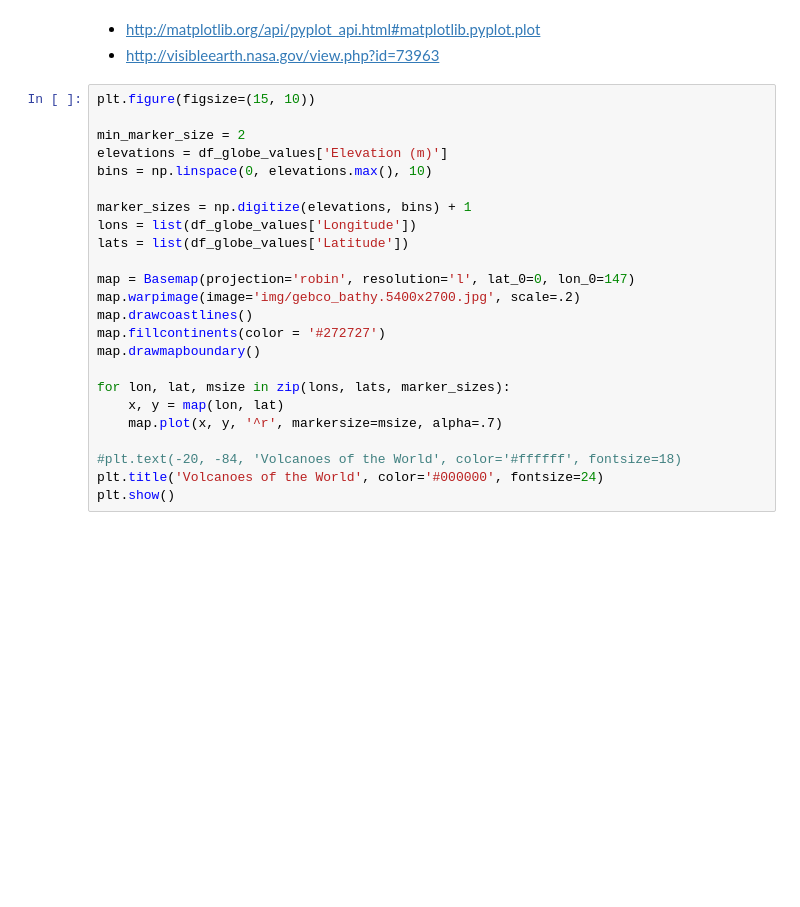
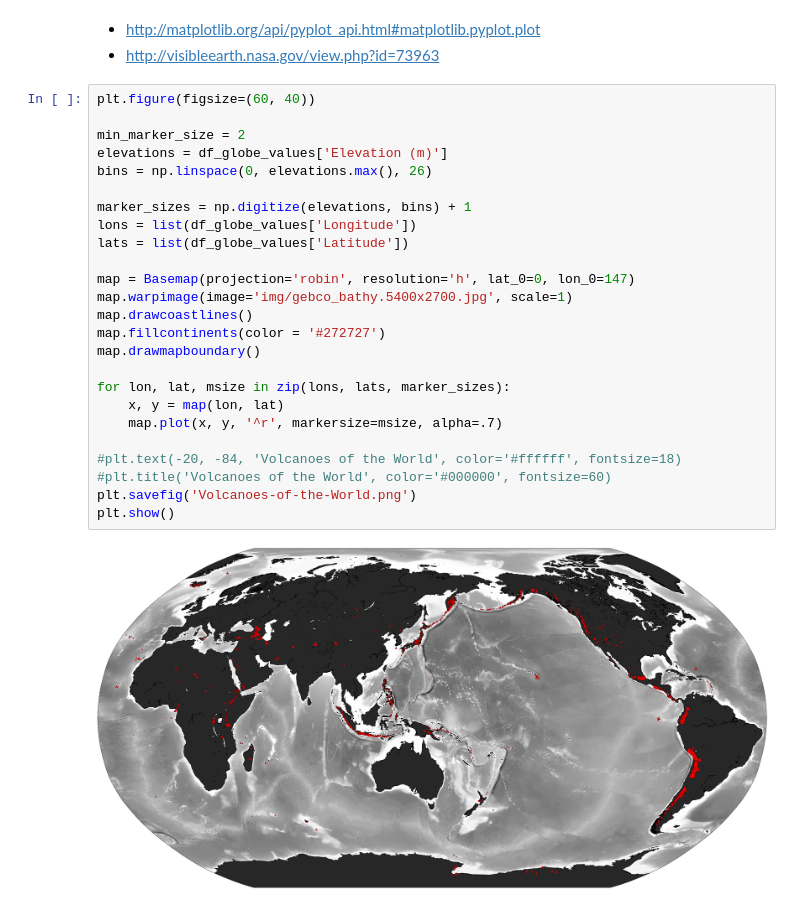
Before and after one commit to yaph/ipython-notebooks, a Jupyter notebook: Volcanoes.ipynb, the cells around one changed output. Saved outputs shown, nothing was run; the diff lists cells and outputs as text; blank space fills up the shorter version.

```diff
--- a/Volcanoes.ipynb
+++ b/Volcanoes.ipynb
@@ -125,26 +125,29 @@ dtype: int64
 * http://matplotlib.org/api/pyplot_api.html#matplotlib.pyplot.plot
 * http://visibleearth.nasa.gov/view.php?id=73963
 # %%
-plt.figure(figsize=(15, 10))
+plt.figure(figsize=(60, 40))
 
 min_marker_size = 2
 elevations = df_globe_values['Elevation (m)']
-bins = np.linspace(0, elevations.max(), 10)
+bins = np.linspace(0, elevations.max(), 26)
 
 marker_sizes = np.digitize(elevations, bins) + 1
 lons = list(df_globe_values['Longitude'])
 lats = list(df_globe_values['Latitude'])
 
-map = Basemap(projection='robin', resolution='l', lat_0=0, lon_0=147)
-map.warpimage(image='img/gebco_bathy.5400x2700.jpg', scale=.2)
+map = Basemap(projection='robin', resolution='h', lat_0=0, lon_0=147)
+map.warpimage(image='img/gebco_bathy.5400x2700.jpg', scale=1)
 map.drawcoastlines()
 map.fillcontinents(color = '#272727')
 map.drawmapboundary()
 
 for lon, lat, msize in zip(lons, lats, marker_sizes):
     x, y = map(lon, lat)
     map.plot(x, y, '^r', markersize=msize, alpha=.7)
 
 #plt.text(-20, -84, 'Volcanoes of the World', color='#ffffff', fontsize=18)
-plt.title('Volcanoes of the World', color='#000000', fontsize=24)
+#plt.title('Volcanoes of the World', color='#000000', fontsize=60)
+plt.savefig('Volcanoes-of-the-World.png')
 plt.show()
+# %% [output]
+[figure, added]
```
